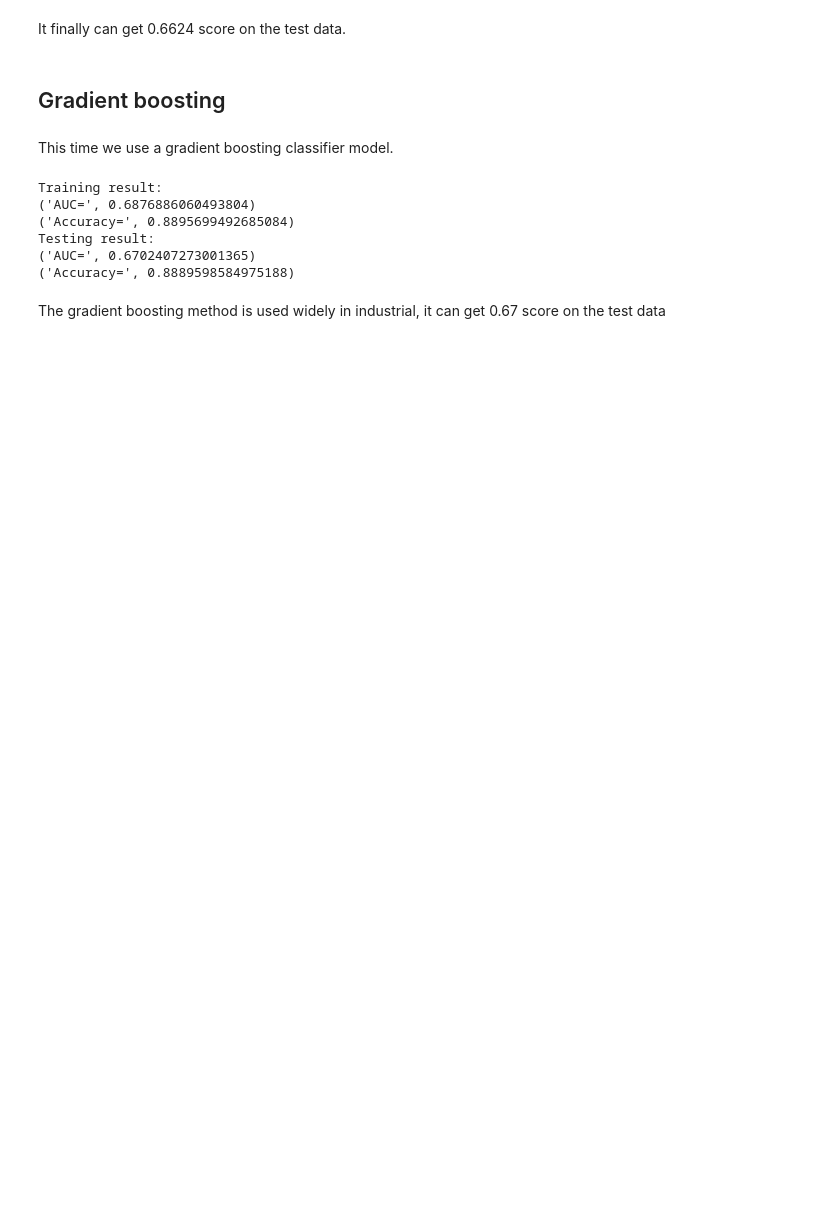
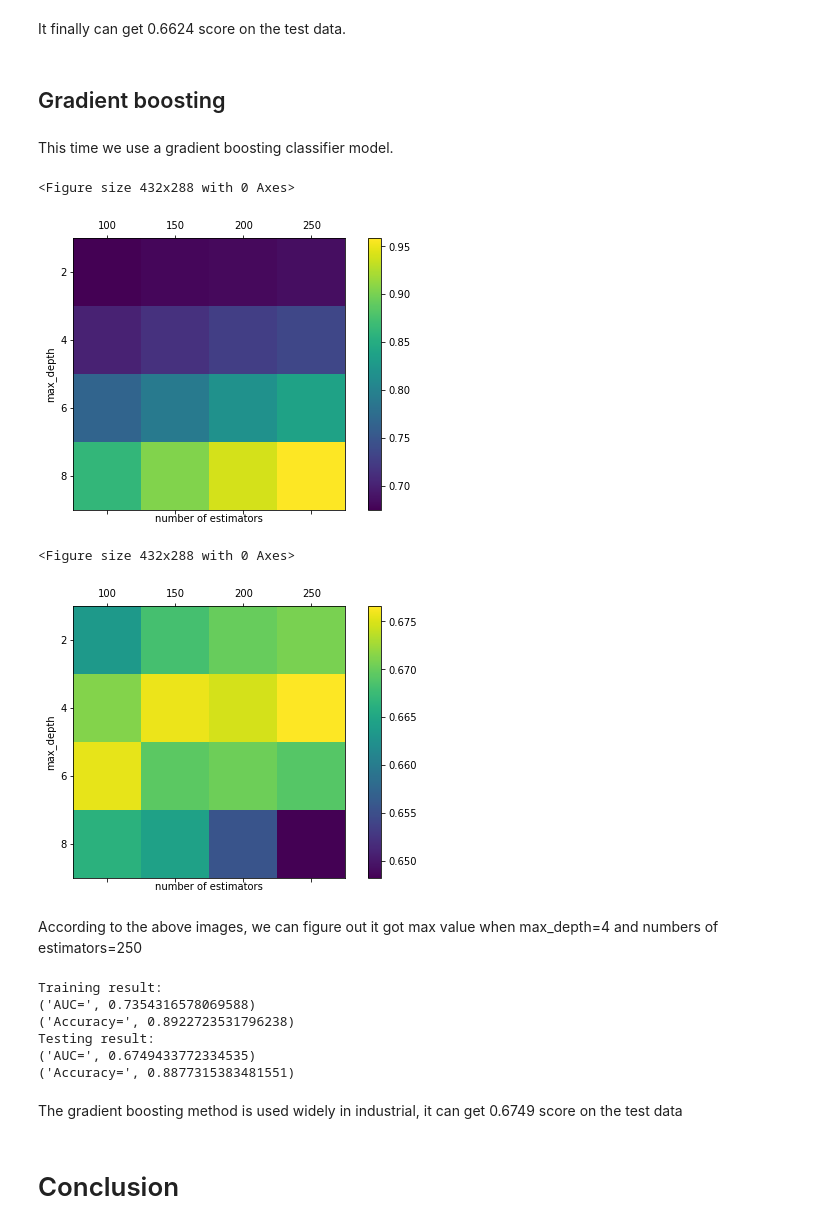
Before and after one commit to AllenInWood/diabetes_readmission_prediction, a Jupyter notebook: dataset_diabetes/Project Report.ipynb, the cells around one changed output. Cells and saved outputs as stored; diff of their text form; code cells hidden in the pictures; blank space fills up the shorter version.

Commit message:
attr about gradient boosting

```diff
--- a/dataset_diabetes/Project Report.ipynb
+++ b/dataset_diabetes/Project Report.ipynb
@@ -434,12 +434,63 @@ It finally can get 0.6624 score on the test data.
 ## Gradient boosting
 # %% [markdown]
 This time we use a gradient boosting classifier model.
+# %%
+from sklearn.ensemble import GradientBoostingClassifier
+
+threshold = 0.5
+
+numEstimators = range(100,300,50) # Or something else
+max_depth = range(2,10,2) # Or something else
+tr_auc = np.zeros((len(max_depth),len(numEstimators)))
+va_auc = np.zeros((len(max_depth),len(numEstimators)))
+for i,dpth in enumerate(max_depth):
+    for j,numEst in enumerate(numEstimators):
+        gboost = GradientBoostingClassifier(learning_rate=0.1, n_estimators=numEst,
+                subsample=0.8, min_samples_split=2,
+                min_samples_leaf=1, max_depth=dpth)
+
+        gboost.fit(X_train, y_train)
+        gboost_y_train_predict = gboost.predict_proba(X_train)[:,1]
+        gboost_y_test_predict = gboost.predict_proba(X_test)[:,1]
+
+        fpr_train, tpr_train, thresholds_train = roc_curve(y_train, gboost_y_train_predict)
+        tr_auc[i][j] = auc(fpr_train, tpr_train)
+
+        fpr_test, tpr_test, thresholds_test = roc_curve(y_test, gboost_y_test_predict)
+        va_auc[i][j] = auc(fpr_test, tpr_test)
+
+plt.figure(1)
+f, ax = plt.subplots(1, 1,figsize=(8, 5))
+cax = ax.matshow(tr_auc, interpolation='nearest')
+f.colorbar(cax)
+ax.set_xticklabels(['']+list(numEstimators))
+ax.set_yticklabels(['']+list(max_depth))
+plt.xlabel('number of estimators')
+plt.ylabel('max_depth')
+plt.show()
+
+plt.figure(2)
+f, ax = plt.subplots(1, 1,figsize=(8, 5))
+cax = ax.matshow(va_auc, interpolation='nearest')
+f.colorbar(cax)
+ax.set_xticklabels(['']+list(numEstimators))
+ax.set_yticklabels(['']+list(max_depth))
+plt.xlabel('number of estimators')
+plt.ylabel('max_depth')
+plt.show()
+# %% [output]
+<Figure size 432x288 with 0 Axes>
+[figure, added]
+<Figure size 432x288 with 0 Axes>
+[figure, added]
+# %% [markdown]
+According to the above images, we can figure out it got max value when max_depth=4 and numbers of estimators=250
 # %%
 from sklearn.ensemble import GradientBoostingClassifier
 
-gboost = GradientBoostingClassifier(learning_rate=0.1, n_estimators=100,
+gboost = GradientBoostingClassifier(learning_rate=0.1, n_estimators=250,
                                     subsample=0.8, min_samples_split=2,
-                                    min_samples_leaf=1, max_depth=3)
+                                    min_samples_leaf=1, max_depth=4)
 gboost.fit(X_train, y_train)
 
 gboost_y_train_predict = gboost.predict_proba(X_train)[:,1]
@@ -456,10 +507,12 @@ print('AUC=',auc(fpr_test, tpr_test))
 print('Accuracy=',accuracy_score(y_test, (gboost_y_test_predict > threshold)))
 # %% [output]
 Training result:
-('AUC=', 0.6876886060493804)
-('Accuracy=', 0.8895699492685084)
+('AUC=', 0.7354316578069588)
+('Accuracy=', 0.8922723531796238)
 Testing result:
-('AUC=', 0.6702407273001365)
-('Accuracy=', 0.8889598584975188)
+('AUC=', 0.6749433772334535)
+('Accuracy=', 0.8877315383481551)
 # %% [markdown]
-The gradient boosting method is used widely in industrial, it can get 0.67 score on the test data
+The gradient boosting method is used widely in industrial, it can get 0.6749 score on the test data
+# %% [markdown]
+# Conclusion
```
Also changed, not shown: parts of 5 cells of this notebook, 1 other file.
